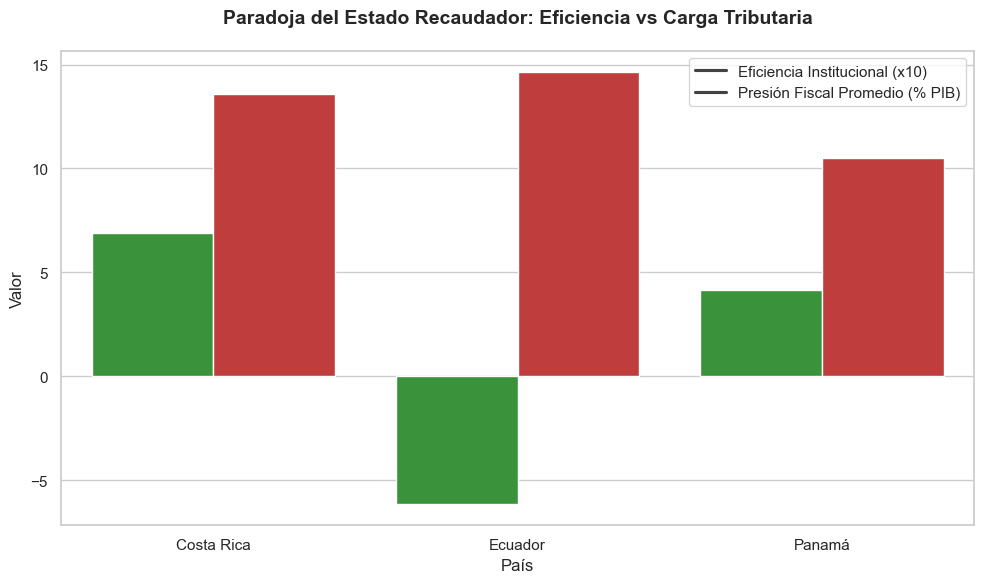
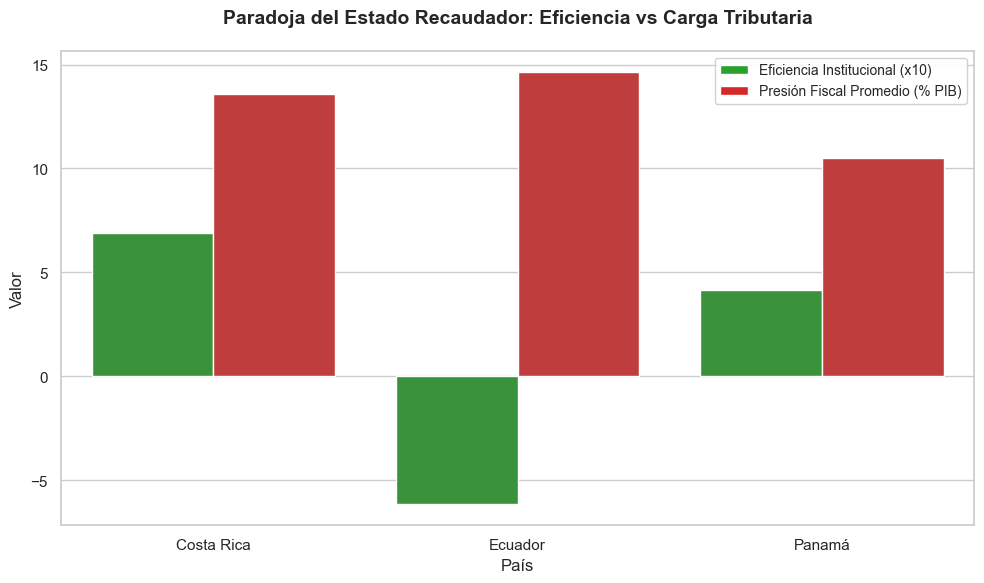
Code edit (unified diff) that turned the first committed figure into the second:
--- before
+++ after
@@ -1,11 +1,10 @@
-# Gráfico 4: Barras agrupadas
-df_agg = df_panel.groupby('Pais')[['Indice_Eficiencia_Institucional' if 'Indice_Eficiencia_Institucional' in df_panel.columns else 'Eficiencia_Gobierno', 
-                                    'Presion_Fiscal']].mean().reset_index()
+# Gráfico 4: Barras agrupadas - Paradoja del Estado Recaudador
+df_agg = df_panel.groupby('Pais')[['Eficiencia_Gobierno', 'Presion_Fiscal']].mean().reset_index()
 
 df_melted = df_agg.melt(id_vars='Pais', var_name='Metrica', value_name='Valor')
 
-# Normalizar para visualización
+# Normalizar para visualización (Eficiencia x10 para que sea comparable)
 df_melted['Valor_Visual'] = np.where(
-    df_melted['Metrica'].str.contains('Eficiencia', case=False), 
+    df_melted['Metrica'] == 'Eficiencia_Gobierno', 
     df_melted['Valor'] * 10, 
     df_melted['Valor']
@@ -13,6 +12,6 @@
 
 plt.figure(figsize=(10, 6))
-sns.barplot(data=df_melted, x='Pais', y='Valor_Visual', 
-            hue='Metrica', palette=['#2ca02c', '#d62728'])
+ax = sns.barplot(data=df_melted, x='Pais', y='Valor_Visual', 
+                 hue='Metrica', palette=['#2ca02c', '#d62728'])
 
 plt.title('Paradoja del Estado Recaudador: Eficiencia vs Carga Tributaria', 
@@ -20,5 +19,13 @@
 plt.xlabel('País', fontsize=12)
 plt.ylabel('Valor', fontsize=12)
-plt.legend(labels=['Eficiencia Institucional (x10)', 'Presión Fiscal Promedio (% PIB)'])
+
+# CORRECCIÓN: Crear leyenda personalizada con colores correctos
+from matplotlib.patches import Patch
+leyenda_handles = [
+    Patch(facecolor='#2ca02c', label='Eficiencia Institucional (x10)'),
+    Patch(facecolor='#d62728', label='Presión Fiscal Promedio (% PIB)')
+]
+plt.legend(handles=leyenda_handles, loc='upper right', fontsize=10, framealpha=0.9)
+
 plt.tight_layout()
 

Commit: feat: Análisis completo con correlaciones, regresión y proyecciones 2025-2026